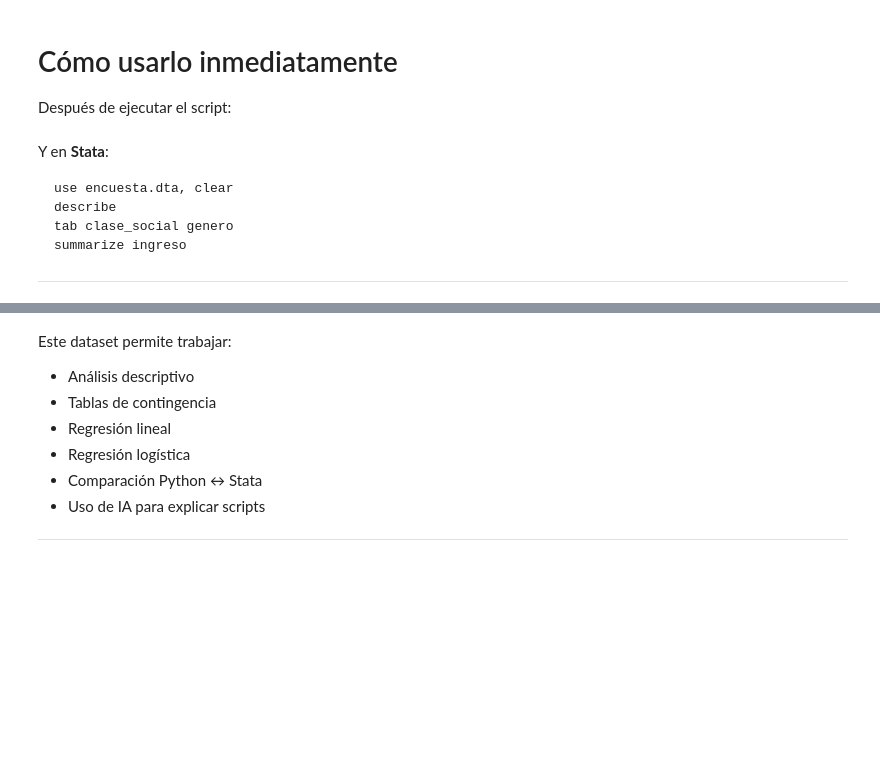
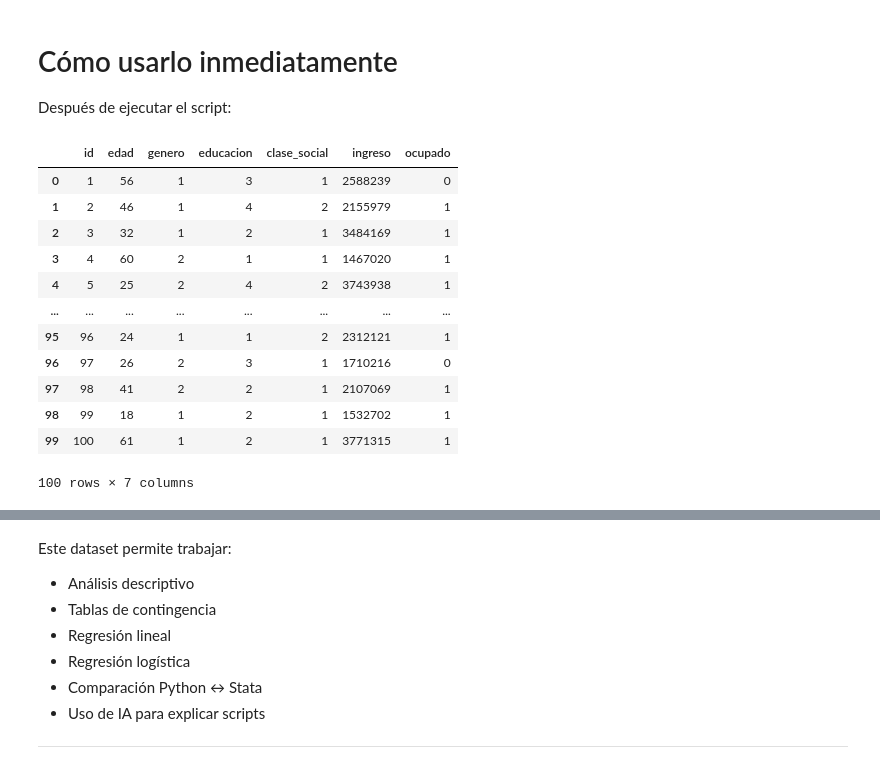
Before and after one commit to marco-canas/curso_analisis_datos_sociales_con_estratificacion, a Jupyter notebook: 1_clases/1_clase/clase_1.ipynb, the cells around one changed output, grey strips where cells are left out. Cells and saved outputs as stored; diff of their text form; code cells hidden in the pictures; blank space fills up the shorter version.

Commit message:
todo el apendice de la primera clase completo

````diff
--- a/1_clases/1_clase/clase_1.ipynb
+++ b/1_clases/1_clase/clase_1.ipynb
@@ -584,17 +689,19 @@ Después de ejecutar el script:
 # %%
 import pandas as pd
 
-df = pd.read_stata("encuesta.dta")
-df.head()
+df = pd.read_stata("datos_encuesta.dta")
+df
+# %% [output]
+|  | id | edad | genero | educacion | clase_social | ingreso | ocupado |
+| 0 | 1 | 56 | 1 | 3 | 1 | 2588239 | 0 |
+| 1 | 2 | 46 | 1 | 4 | 2 | 2155979 | 1 |
+| 2 | 3 | 32 | 1 | 2 | 1 | 3484169 | 1 |
+| 3 | 4 | 60 | 2 | 1 | 1 | 1467020 | 1 |
+| 4 | 5 | 25 | 2 | 4 | 2 | 3743938 | 1 |
+| ... | ... | ... | ... | ... | ... | ... | ... |
+| 95 | 96 | 24 | 1 | 1 | 2 | 2312121 | 1 |
+| 96 | 97 | 26 | 2 | 3 | 1 | 1710216 | 0 |
+| 97 | 98 | 41 | 2 | 2 | 1 | 2107069 | 1 |
+| 98 | 99 | 18 | 1 | 2 | 1 | 1532702 | 1 |
+| 99 | 100 | 61 | 1 | 2 | 1 | 3771315 | 1 |
+100 rows × 7 columns
-# %% [markdown]
-
-Y en **Stata**:
-
-```stata
-use encuesta.dta, clear
-describe
-tab clase_social genero
-summarize ingreso
-```
-
----
````
Also changed, not shown: parts of 97 cells of this notebook, 10 other files.
